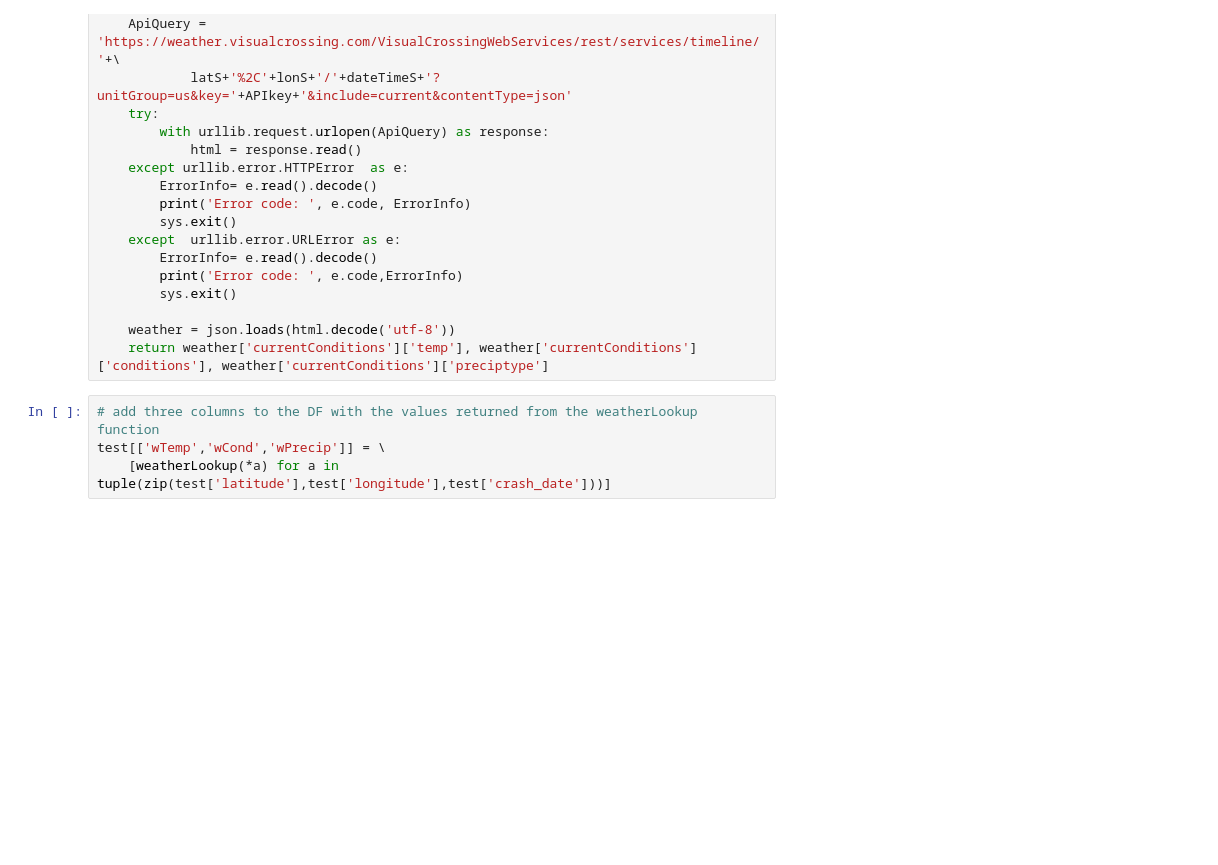
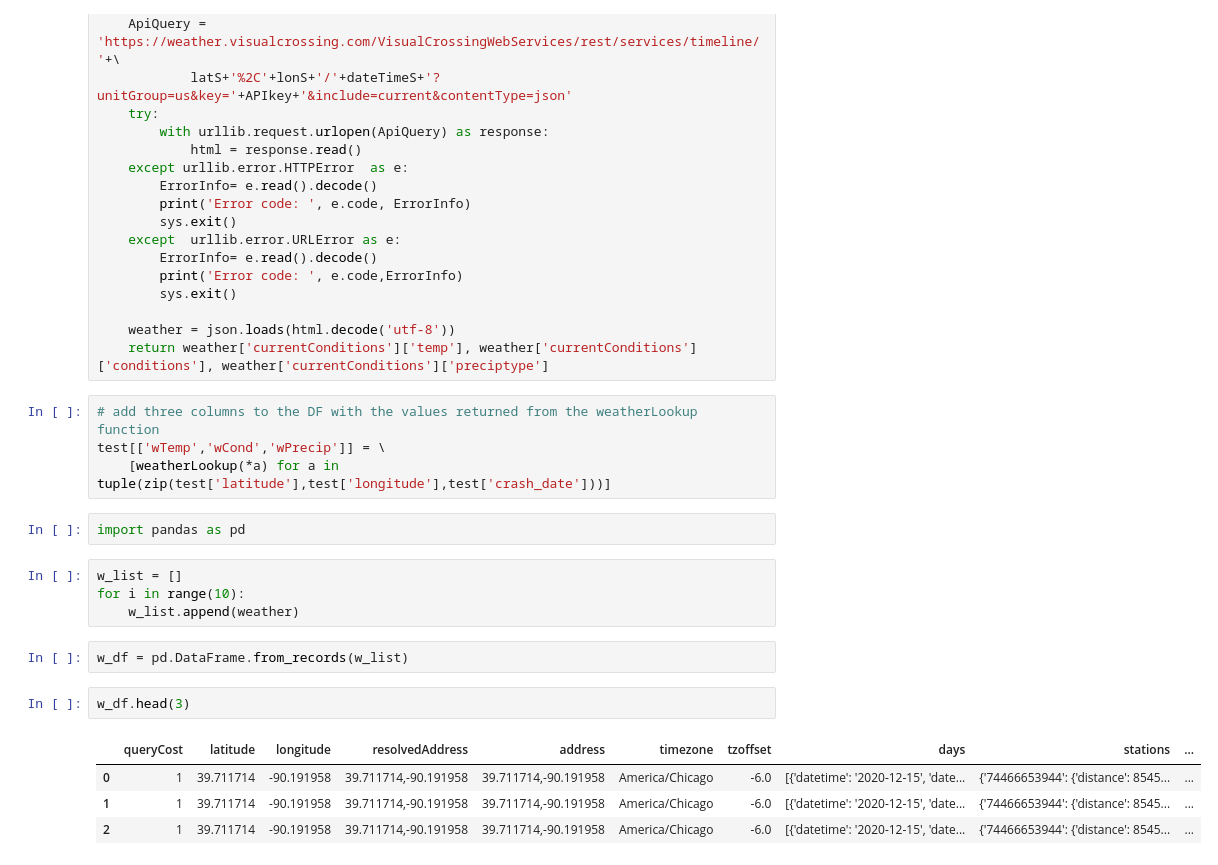
Before and after one commit to adamlporter/CHI_bikeCrashes, a Jupyter notebook: WeatherLookup.ipynb, the cells around one changed output. Saved outputs shown, nothing was run; the diff lists cells and outputs as text; blank space fills up the shorter version.

```diff
--- a/WeatherLookup.ipynb
+++ b/WeatherLookup.ipynb
@@ -116,3 +133,18 @@ def weatherLookup(lat,lon,dateTime,APIkey=weatherAPIkey):
 # add three columns to the DF with the values returned from the weatherLookup function
 test[['wTemp','wCond','wPrecip']] = \
     [weatherLookup(*a) for a in tuple(zip(test['latitude'],test['longitude'],test['crash_date']))]
+# %%
+import pandas as pd
+# %%
+w_list = []
+for i in range(10):
+    w_list.append(weather)
+# %%
+w_df = pd.DataFrame.from_records(w_list)
+# %%
+w_df.head(3)
+# %% [output]
+|  | queryCost | latitude | longitude | resolvedAddress | address | timezone | tzoffset | days | stations | ... |
+| 0 | 1 | 39.711714 | -90.191958 | 39.711714,-90.191958 | 39.711714,-90.191958 | America/Chicago | -6.0 | [{'datetime': '2020-12-15', 'date... | {'74466653944': {'distance': 8545... | ... |
+| 1 | 1 | 39.711714 | -90.191958 | 39.711714,-90.191958 | 39.711714,-90.191958 | America/Chicago | -6.0 | [{'datetime': '2020-12-15', 'date... | {'74466653944': {'distance': 8545... | ... |
+| 2 | 1 | 39.711714 | -90.191958 | 39.711714,-90.191958 | 39.711714,-90.191958 | America/Chicago | -6.0 | [{'datetime': '2020-12-15', 'date... | {'74466653944': {'distance': 8545... | ... |
```
Also changed, not shown: parts of 7 cells of this notebook, 4 other files.
